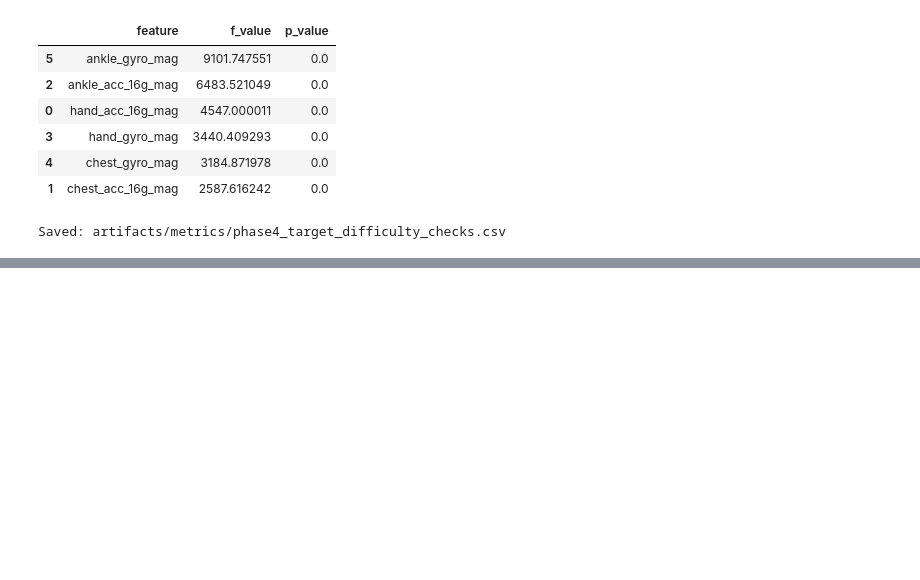
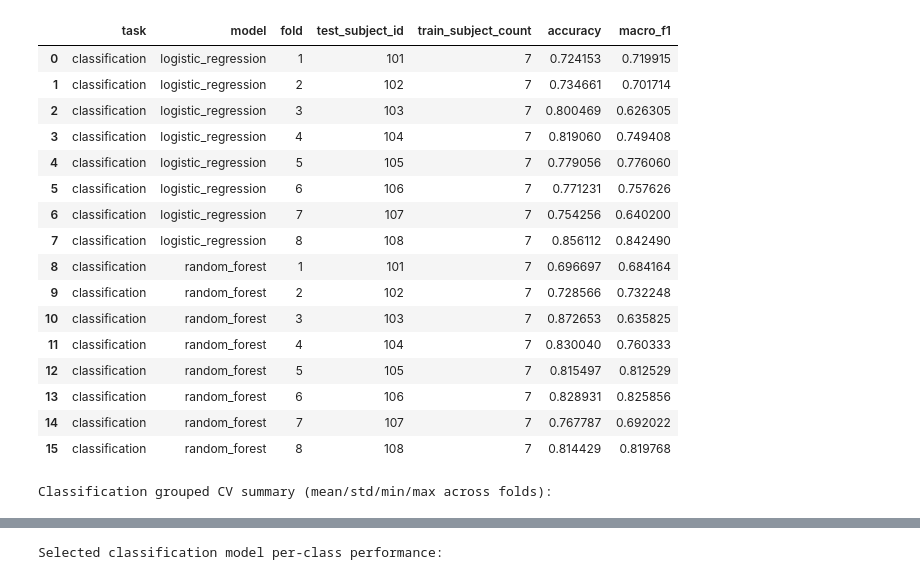
Before and after one commit to lorenzilipe/pamap2_telemetry, a Jupyter notebook: notebooks/03_modeling_and_uncertainty.ipynb, the cells around one changed output, grey strips where cells are left out. Cells and saved outputs as stored; diff of their text form; code cells hidden in the pictures; blank space fills up the shorter version.

Commit message:
Rebuild the evaluation and model-selection framework

```diff
--- a/notebooks/03_modeling_and_uncertainty.ipynb
+++ b/notebooks/03_modeling_and_uncertainty.ipynb
@@ -271,49 +137,14 @@ Saved Phase 4 classification EDA figures to artifacts/figures/.
 # %%
-# PHASE 4.3: Sanity-check target difficulty
-# We compute simple checks before modeling to confirm both tasks have learnable signal.
+classification_fold_df = results["classification_fold"].copy()
+classification_summary_df = results["classification_summary"].copy()
+classification_per_class_df = results["classification_per_class"].copy()
 
-# Check whether current heart rate is still strongly related to 30-second-ahead heart rate.
-corr_current_vs_target = float(model_df["heart_rate_bpm"].corr(model_df["hr_target_30s"]))
-corr_roll10_vs_target = float(model_df["heart_rate_bpm_rollmean_10"].corr(model_df["hr_target_30s"]))
+print("Classification fold-level metrics:")
+display(classification_fold_df.sort_values(["model", "fold"]).reset_index(drop=True))
 
-# Check whether core motion features differ across activity classes.
-core_motion_for_test = [
-    "hand_acc_16g_mag",
-    "chest_acc_16g_mag",
-    "ankle_acc_16g_mag",
-    "hand_gyro_mag",
-    "chest_gyro_mag",
-    "ankle_gyro_mag",
-]
-f_values, p_values = f_classif(model_df[core_motion_for_test], model_df["activity_target"])
-separability_df = pd.DataFrame(
-    {
-        "feature": core_motion_for_test,
-        "f_value": f_values,
-        "p_value": p_values,
-    }
-).sort_values("f_value", ascending=False)
+print("Classification grouped CV summary (mean/std/min/max across folds):")
+display(classification_summary_df.sort_values("rank"))
 
-phase4_checks_df = pd.DataFrame(
-    [
-        {"check_name": "corr_current_hr_vs_target_hr", "value": corr_current_vs_target},
-        {"check_name": "corr_roll10_hr_vs_target_hr", "value": corr_roll10_vs_target},
-        {
-            "check_name": "min_motion_feature_f_value",
-            "value": float(separability_df["f_value"].min()),
-        },
-        {
-            "check_name": "max_motion_feature_p_value",
-            "value": float(separability_df["p_value"].max()),
-        },
-    ]
-)
-phase4_checks_df.to_csv(METRICS_DIR / "phase4_target_difficulty_checks.csv", index=False)
-
-print("Phase 4 sanity checks:")
-print(f"corr(current_hr, hr_target_30s) = {corr_current_vs_target:.3f}")
-print(f"corr(roll10_hr, hr_target_30s) = {corr_roll10_vs_target:.3f}")
-print("\nMotion-feature separability (ANOVA F-test):")
-display(separability_df)
-print("\nSaved: artifacts/metrics/phase4_target_difficulty_checks.csv")
+print("Selected classification model per-class performance:")
+display(classification_per_class_df.sort_values("support", ascending=False).reset_index(drop=True))
 # %% [output]
@@ -325,8 +152,18 @@ Motion-feature separability (ANOVA F-test):
-|  | feature | f_value | p_value |
-| 5 | ankle_gyro_mag | 9101.747551 | 0.0 |
-| 2 | ankle_acc_16g_mag | 6483.521049 | 0.0 |
-| 0 | hand_acc_16g_mag | 4547.000011 | 0.0 |
-| 3 | hand_gyro_mag | 3440.409293 | 0.0 |
-| 4 | chest_gyro_mag | 3184.871978 | 0.0 |
-| 1 | chest_acc_16g_mag | 2587.616242 | 0.0 |
+|  | task | model | fold | test_subject_id | train_subject_count | accuracy | macro_f1 |
+| 0 | classification | logistic_regression | 1 | 101 | 7 | 0.724153 | 0.719915 |
+| 1 | classification | logistic_regression | 2 | 102 | 7 | 0.734661 | 0.701714 |
+| 2 | classification | logistic_regression | 3 | 103 | 7 | 0.800469 | 0.626305 |
+| 3 | classification | logistic_regression | 4 | 104 | 7 | 0.819060 | 0.749408 |
+| 4 | classification | logistic_regression | 5 | 105 | 7 | 0.779056 | 0.776060 |
+| 5 | classification | logistic_regression | 6 | 106 | 7 | 0.771231 | 0.757626 |
+| 6 | classification | logistic_regression | 7 | 107 | 7 | 0.754256 | 0.640200 |
+| 7 | classification | logistic_regression | 8 | 108 | 7 | 0.856112 | 0.842490 |
+| 8 | classification | random_forest | 1 | 101 | 7 | 0.696697 | 0.684164 |
+| 9 | classification | random_forest | 2 | 102 | 7 | 0.728566 | 0.732248 |
+| 10 | classification | random_forest | 3 | 103 | 7 | 0.872653 | 0.635825 |
+| 11 | classification | random_forest | 4 | 104 | 7 | 0.830040 | 0.760333 |
+| 12 | classification | random_forest | 5 | 105 | 7 | 0.815497 | 0.812529 |
+| 13 | classification | random_forest | 6 | 106 | 7 | 0.828931 | 0.825856 |
+| 14 | classification | random_forest | 7 | 107 | 7 | 0.767787 | 0.692022 |
+| 15 | classification | random_forest | 8 | 108 | 7 | 0.814429 | 0.819768 |
-Saved: artifacts/metrics/phase4_target_difficulty_checks.csv
+Classification grouped CV summary (mean/std/min/max across folds):
@@ -332,0 +173 @@ Saved: artifacts/metrics/phase4_target_difficulty_checks.csv
+Selected classification model per-class performance:
```
Also changed, not shown: parts of 17 cells of this notebook, 7 other files.
